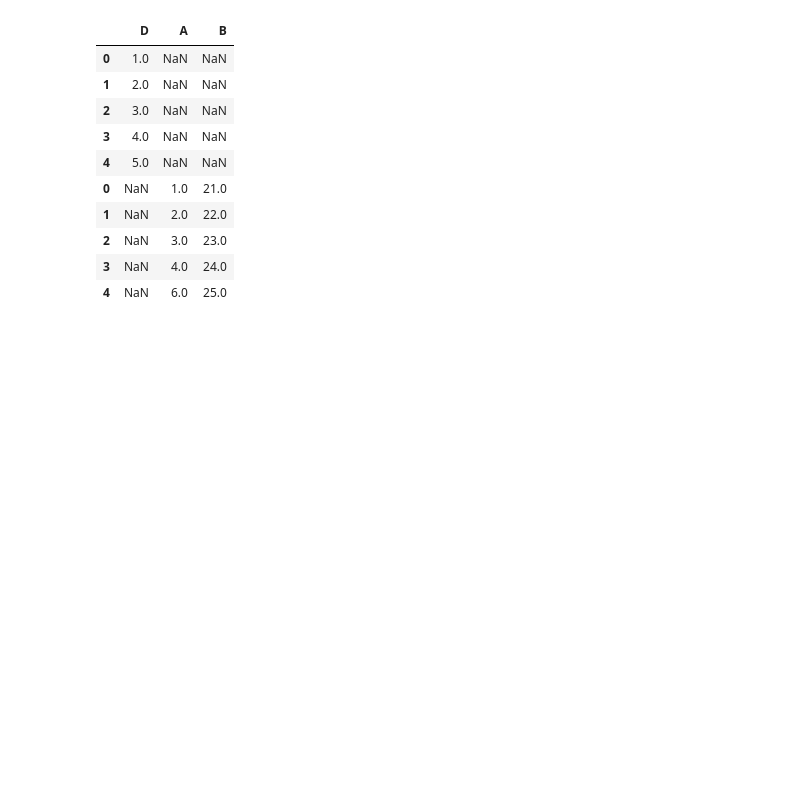
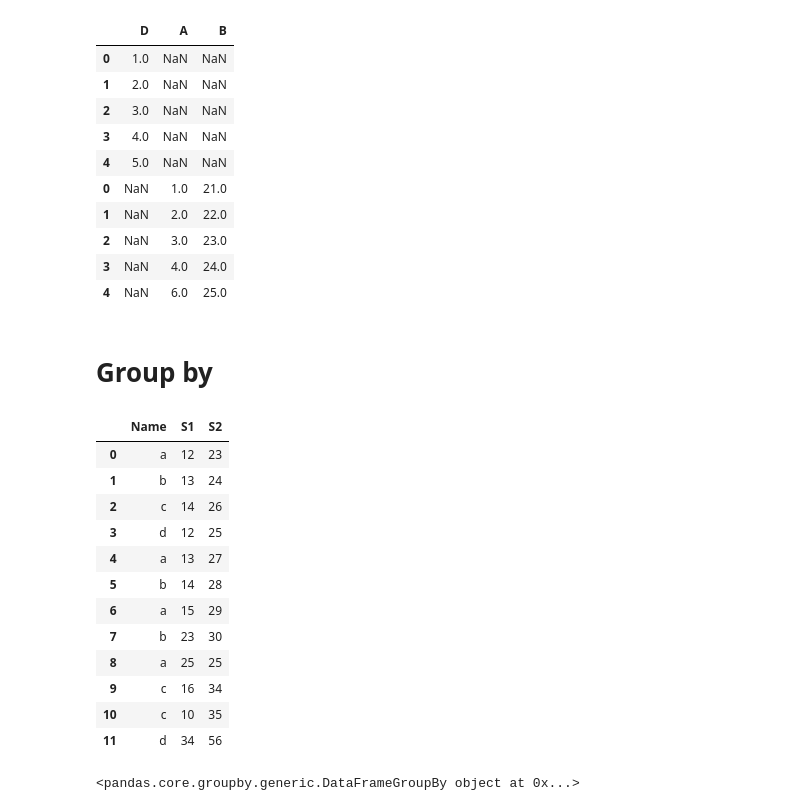
Before and after one commit to Natasha7769/PYTHON, a Jupyter notebook: Data Analysis/pandasbasics/datastructure.ipynb, the cells around one changed output. Cells and saved outputs as stored; diff of their text form; code cells hidden in the pictures; blank space fills up the shorter version.

```diff
--- a/Data Analysis/pandasbasics/datastructure.ipynb
+++ b/Data Analysis/pandasbasics/datastructure.ipynb
@@ -1700,3 +1704,29 @@ pd.concat([num,num1])
 | 2 | NaN | 3.0 | 23.0 |
 | 3 | NaN | 4.0 | 24.0 |
 | 4 | NaN | 6.0 | 25.0 |
+# %% [markdown]
+# Group by
+# %%
+num3= pd.DataFrame({'Name':['a','b','c','d','a','b','a','b','a','c','c','d'],
+                    'S1':[12,13,14,12,13,14,15,23,25,16,10,34],
+                    'S2':[23,24,26,25,27,28,29,30,25,34,35,56]})
+num3
+# %% [output]
+|  | Name | S1 | S2 |
+| 0 | a | 12 | 23 |
+| 1 | b | 13 | 24 |
+| 2 | c | 14 | 26 |
+| 3 | d | 12 | 25 |
+| 4 | a | 13 | 27 |
+| 5 | b | 14 | 28 |
+| 6 | a | 15 | 29 |
+| 7 | b | 23 | 30 |
+| 8 | a | 25 | 25 |
+| 9 | c | 16 | 34 |
+| 10 | c | 10 | 35 |
+| 11 | d | 34 | 56 |
+# %%
+num_new = num3.groupby('Name')
+num_new
+# %% [output]
+<pandas.core.groupby.generic.DataFrameGroupBy object at 0x...>
```
Also changed, not shown: parts of 30 cells of this notebook.
